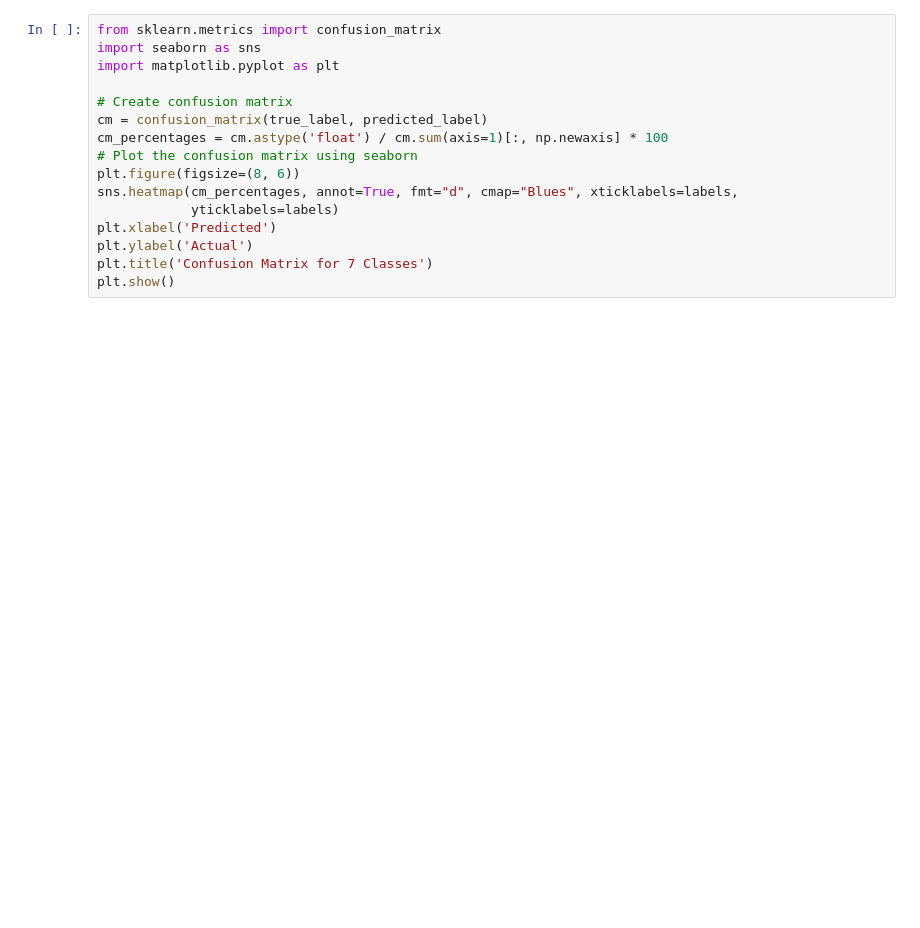
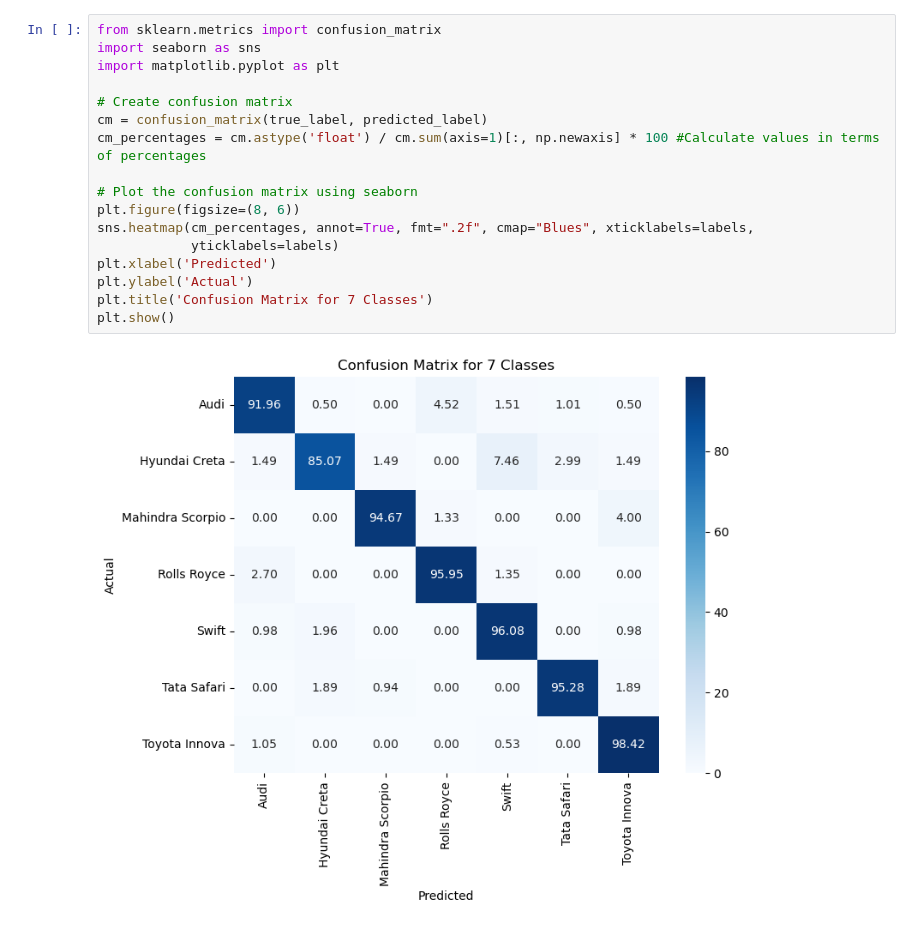
Before and after one commit to rickyrorton/car-brand-classifier, a Jupyter notebook: car-brands-classifier-advanced.ipynb, the cells around one changed output. Cells and saved outputs as stored; diff of their text form; blank space fills up the shorter version.

```diff
--- a/car-brands-classifier-advanced.ipynb
+++ b/car-brands-classifier-advanced.ipynb
@@ -129,16 +203,19 @@ for i in sorted(os.listdir('dataset/test')):
 # %%
 from sklearn.metrics import confusion_matrix
 import seaborn as sns
 import matplotlib.pyplot as plt
 
 # Create confusion matrix
 cm = confusion_matrix(true_label, predicted_label)
-cm_percentages = cm.astype('float') / cm.sum(axis=1)[:, np.newaxis] * 100
+cm_percentages = cm.astype('float') / cm.sum(axis=1)[:, np.newaxis] * 100 #Calculate values in terms of percentages
+
 # Plot the confusion matrix using seaborn
 plt.figure(figsize=(8, 6))
-sns.heatmap(cm_percentages, annot=True, fmt="d", cmap="Blues", xticklabels=labels,
+sns.heatmap(cm_percentages, annot=True, fmt=".2f", cmap="Blues", xticklabels=labels,
             yticklabels=labels)
 plt.xlabel('Predicted')
 plt.ylabel('Actual')
 plt.title('Confusion Matrix for 7 Classes')
 plt.show()
+# %% [output]
+[figure, added]
```
Also changed, not shown: parts of 3 cells of this notebook, 1 other file.
